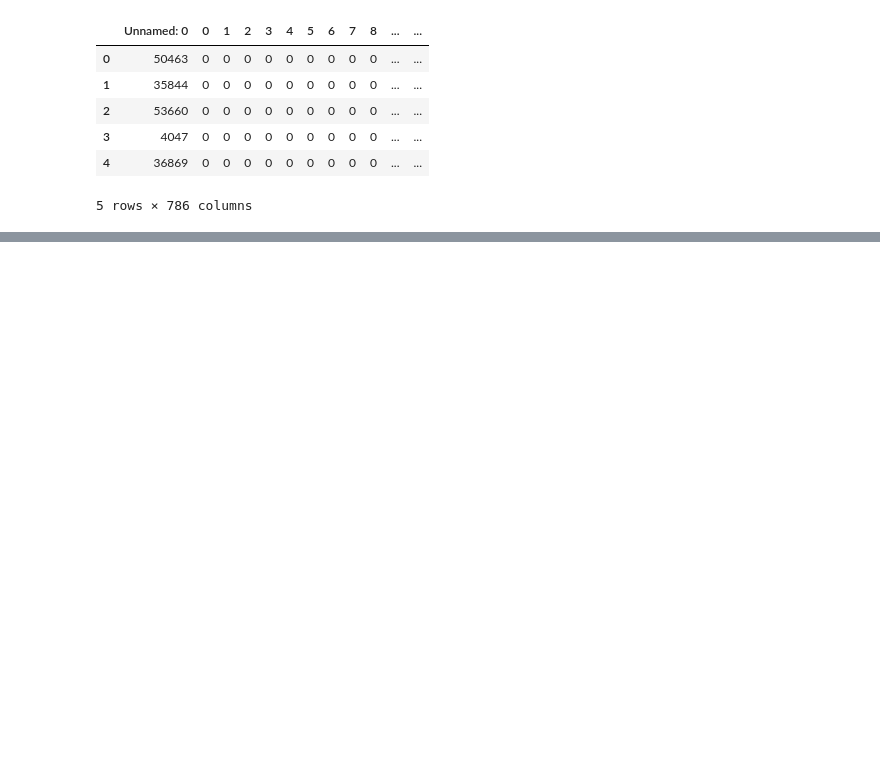
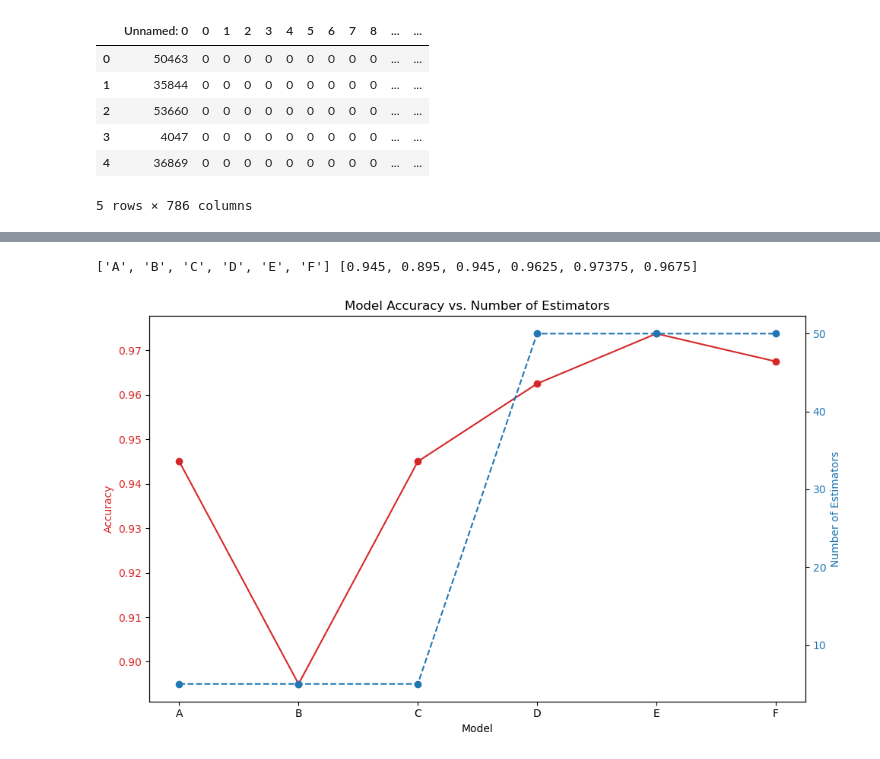
Before and after one commit to giomhern/machine-learning-spring-2024, a Jupyter notebook: week5/hw-notebooks/hw5.ipynb, the cells around one changed output, grey strips where cells are left out. Drawn from its saved outputs; the diff is of its cells as text; code cells hidden in the pictures; blank space fills up the shorter version.

```diff
--- a/week5/hw-notebooks/hw5.ipynb
+++ b/week5/hw-notebooks/hw5.ipynb
@@ -223,0 +200,35 @@ plt.show()
+# %%
+model_names = list(model_accuracies.keys())
+accuracies = list(model_accuracies.values())
+print(model_names, accuracies)
+
+num_estimators = [5, 5, 5, 50, 50, 50]  # Number of estimators for each model
+max_depth = [None, 4, None, 10, None]  # Max depth for each model, treating None as highest
+
+# Create the plot with multiple y-axes
+fig, ax1 = plt.subplots(figsize=(10, 6))
+
+# First y-axis for accuracy
+color = 'tab:red'
+ax1.set_xlabel('Model')
+ax1.set_ylabel('Accuracy', color=color)
+ax1.plot(model_names, accuracies, color=color, marker='o', label='Accuracy')
+ax1.tick_params(axis='y', labelcolor=color)
+
+# Second y-axis for number of estimators
+ax2 = ax1.twinx()
+color = 'tab:blue'
+ax2.set_ylabel('Number of Estimators', color=color)
+ax2.plot(model_names, num_estimators, color=color, marker='o', linestyle='--', label='Number of Estimators')
+ax2.tick_params(axis='y', labelcolor=color)
+
+
+# Add a title and adjust layout
+plt.title('Model Accuracy vs. Number of Estimators')
+fig.tight_layout()
+
+# Show the plot
+plt.show()
+# %% [output]
+['A', 'B', 'C', 'D', 'E', 'F'] [0.945, 0.895, 0.945, 0.9625, 0.97375, 0.9675]
+[figure, added]
```
Also changed, not shown: parts of 9 cells of this notebook, 1 other file.
